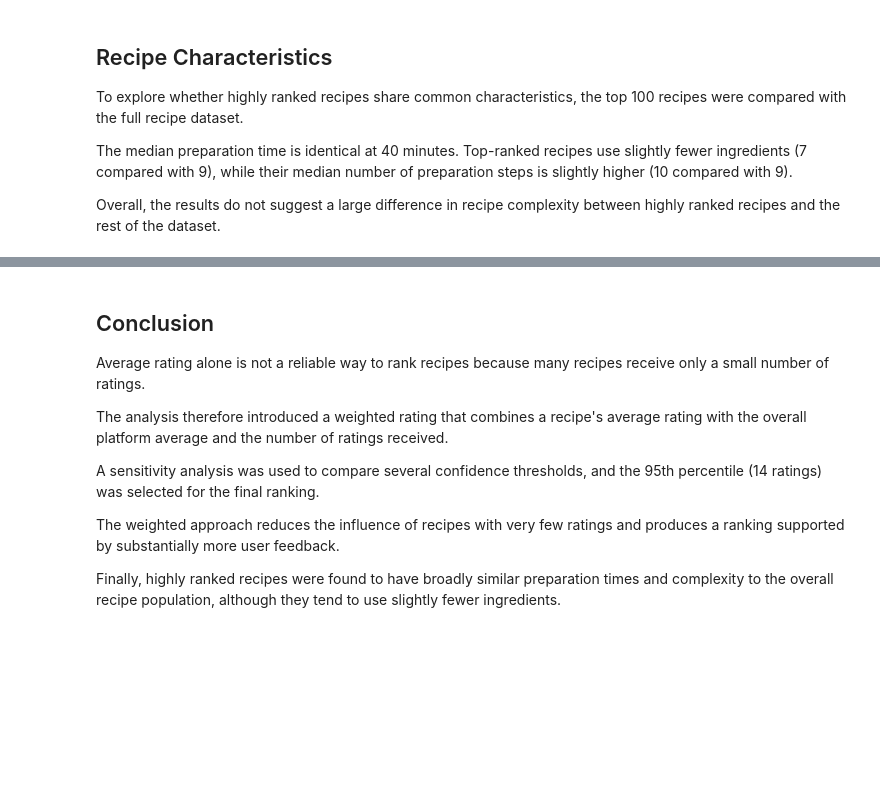
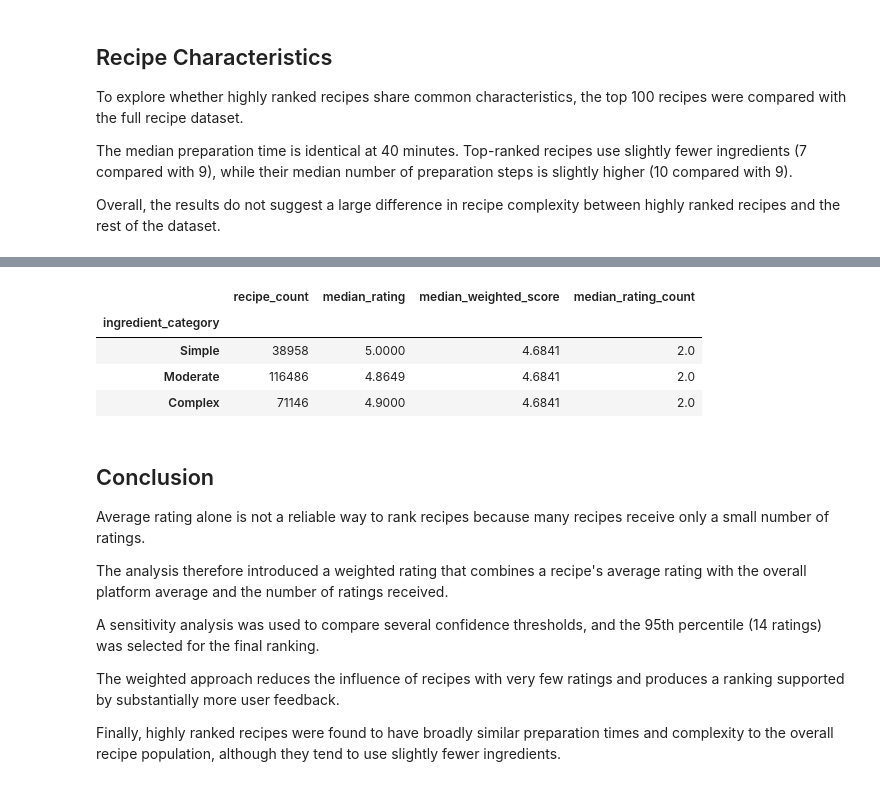
Before and after one commit to MetinVs/rate-my-recipe, a Jupyter notebook: Python Project.ipynb, the cells around one changed output, grey strips where cells are left out. Saved outputs shown, nothing was run; the diff lists cells and outputs as text; code cells hidden in the pictures; blank space fills up the shorter version.

Commit message:
Add ingredient-based category analysis and rankings

```diff
--- a/Python Project.ipynb
+++ b/Python Project.ipynb
@@ -525,3 +532,33 @@ between highly ranked recipes and the rest of the dataset.
+# %%
+# Categorize recipes according to their ingredient count
+
+category_data = final_ranking.copy()
+
+category_data["ingredient_category"] = pd.cut(
+    category_data["n_ingredients"],
+    bins=[0, 5, 10, np.inf],
+    labels=["Simple", "Moderate", "Complex"]
+)
+
+category_summary = (
+    category_data
+    .groupby("ingredient_category", observed=True)
+    .agg(
+        recipe_count=("id", "count"),
+        median_rating=("avg_rating", "median"),
+        median_weighted_score=("final_score", "median"),
+        median_rating_count=("n_ratings", "median")
+    )
+    .round(4)
+)
+
+category_summary
+# %% [output]
+|  | recipe_count | median_rating | median_weighted_score | median_rating_count |
+| ingredient_category |  |  |  |  |
+| Simple | 38958 | 5.0000 | 4.6841 | 2.0 |
+| Moderate | 116486 | 4.8649 | 4.6841 | 2.0 |
+| Complex | 71146 | 4.9000 | 4.6841 | 2.0 |
 # %% [markdown]
 ## Conclusion
 
```
Also changed, not shown: parts of 4 cells of this notebook.
